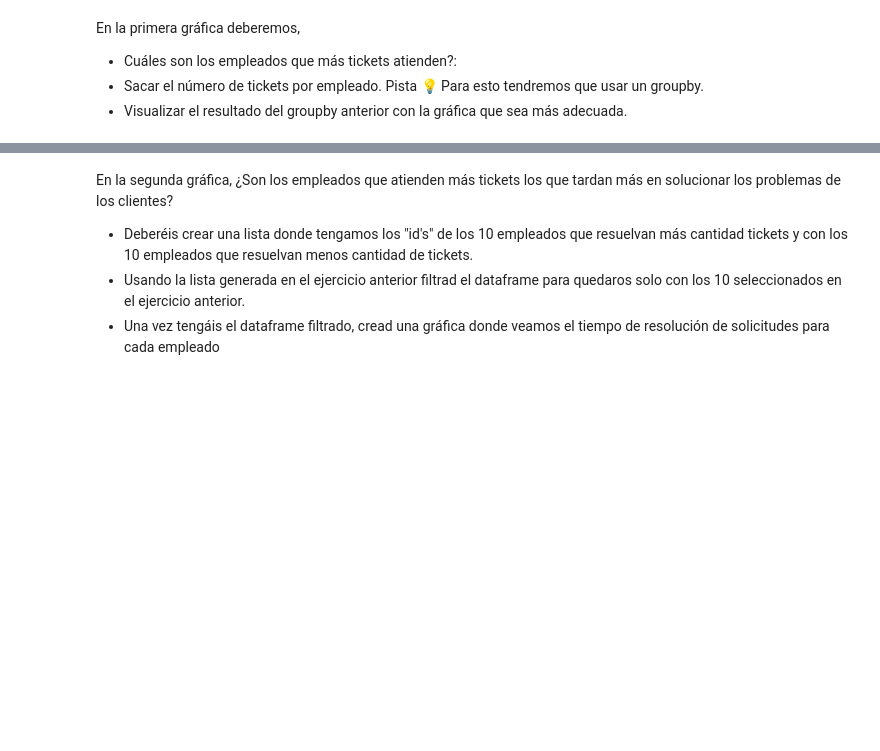
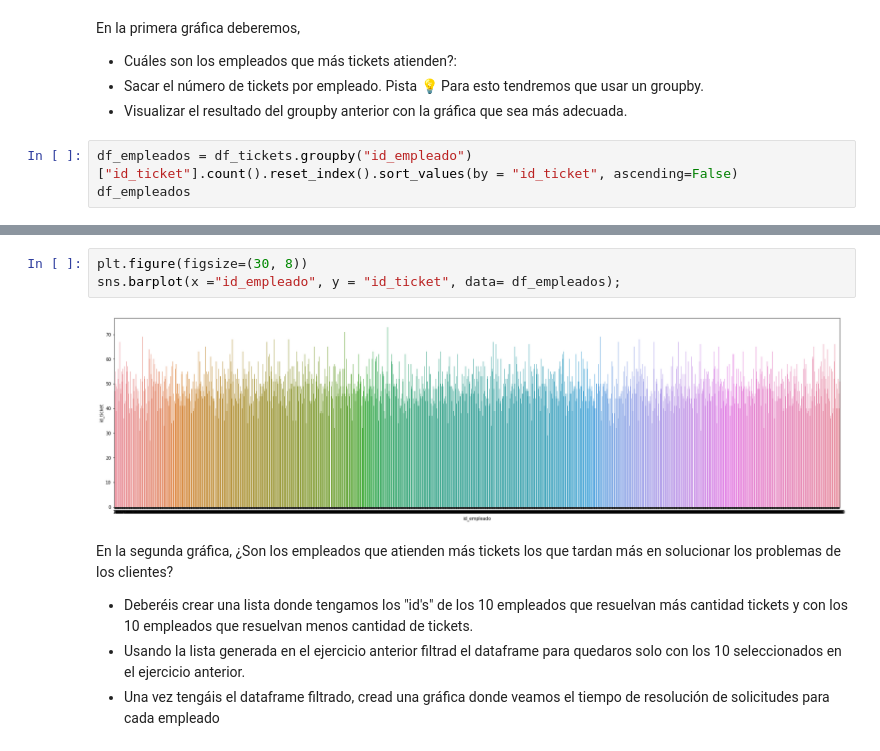
Before and after one commit to Adalab/promo_d_da_modulo2_sprint2_Silvia_Paula, a Jupyter notebook: EDA-III.ipynb, the cells around one changed output, grey strips where cells are left out. Cells and saved outputs as stored; diff of their text form; blank space fills up the shorter version.

```diff
--- a/EDA-III.ipynb
+++ b/EDA-III.ipynb
@@ -100,3 +112,6 @@ En la primera gráfica deberemos,
 - Cuáles son los empleados que más tickets atienden?:
 - Sacar el número de tickets por empleado. Pista 💡 Para esto tendremos que usar un groupby.
 - Visualizar el resultado del groupby anterior con la gráfica que sea más adecuada.
+# %%
+df_empleados = df_tickets.groupby("id_empleado")["id_ticket"].count().reset_index().sort_values(by = "id_ticket", ascending=False)
+df_empleados
@@ -103,3 +132,8 @@ En la primera gráfica deberemos,
+# %%
+plt.figure(figsize=(30, 8))
+sns.barplot(x ="id_empleado", y = "id_ticket", data= df_empleados);
+# %% [output]
+[figure, added]
 # %% [markdown]
 En la segunda gráfica, ¿Son los empleados que atienden más tickets los que tardan más en solucionar los problemas de los clientes?
 - Deberéis crear una lista donde tengamos los "id's" de los 10 empleados que resuelvan más cantidad tickets y con los 10 empleados que resuelvan menos cantidad de tickets.
```
Also changed, not shown: parts of 9 cells of this notebook.
